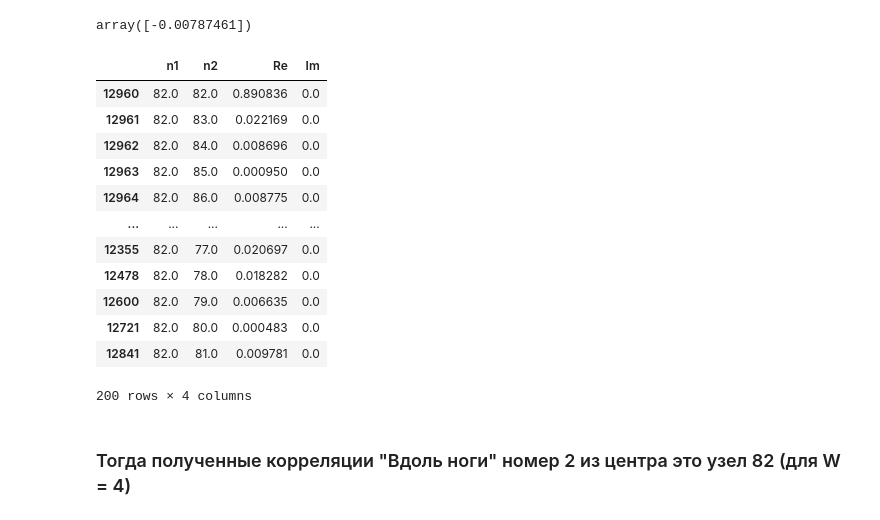
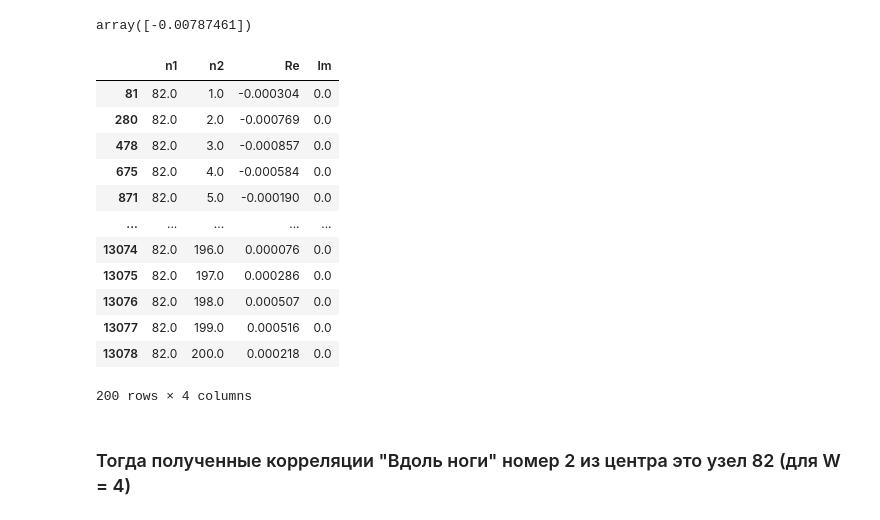
Before and after one commit to mindelly/diagrams2, a Jupyter notebook: Correlations/correlations_data/parsing correlations files.ipynb, the cells around one changed output. Saved outputs shown, nothing was run; the diff lists cells and outputs as text; code cells hidden in the pictures.

```diff
--- a/Correlations/correlations_data/parsing correlations files.ipynb
+++ b/Correlations/correlations_data/parsing correlations files.ipynb
@@ -81,19 +81,19 @@ def get_all_correlations(data, site_num):
 # %%
 corr = get_all_correlations(df, 82)
-c
+corr.sort_values(by = 'n2')
 # %% [output]
 |  | n1 | n2 | Re | Im |
-| 12960 | 82.0 | 82.0 | 0.890836 | 0.0 |
-| 12961 | 82.0 | 83.0 | 0.022169 | 0.0 |
-| 12962 | 82.0 | 84.0 | 0.008696 | 0.0 |
-| 12963 | 82.0 | 85.0 | 0.000950 | 0.0 |
-| 12964 | 82.0 | 86.0 | 0.008775 | 0.0 |
+| 81 | 82.0 | 1.0 | -0.000304 | 0.0 |
+| 280 | 82.0 | 2.0 | -0.000769 | 0.0 |
+| 478 | 82.0 | 3.0 | -0.000857 | 0.0 |
+| 675 | 82.0 | 4.0 | -0.000584 | 0.0 |
+| 871 | 82.0 | 5.0 | -0.000190 | 0.0 |
 | ... | ... | ... | ... | ... |
-| 12355 | 82.0 | 77.0 | 0.020697 | 0.0 |
-| 12478 | 82.0 | 78.0 | 0.018282 | 0.0 |
-| 12600 | 82.0 | 79.0 | 0.006635 | 0.0 |
-| 12721 | 82.0 | 80.0 | 0.000483 | 0.0 |
-| 12841 | 82.0 | 81.0 | 0.009781 | 0.0 |
+| 13074 | 82.0 | 196.0 | 0.000076 | 0.0 |
+| 13075 | 82.0 | 197.0 | 0.000286 | 0.0 |
+| 13076 | 82.0 | 198.0 | 0.000507 | 0.0 |
+| 13077 | 82.0 | 199.0 | 0.000516 | 0.0 |
+| 13078 | 82.0 | 200.0 | 0.000218 | 0.0 |
 200 rows × 4 columns
 # %% [markdown]
 ### Тогда полученные корреляции "Вдоль ноги" номер 2 из центра это узел 82 (для W = 4)
```
Also changed, not shown: parts of 2 cells of this notebook.
